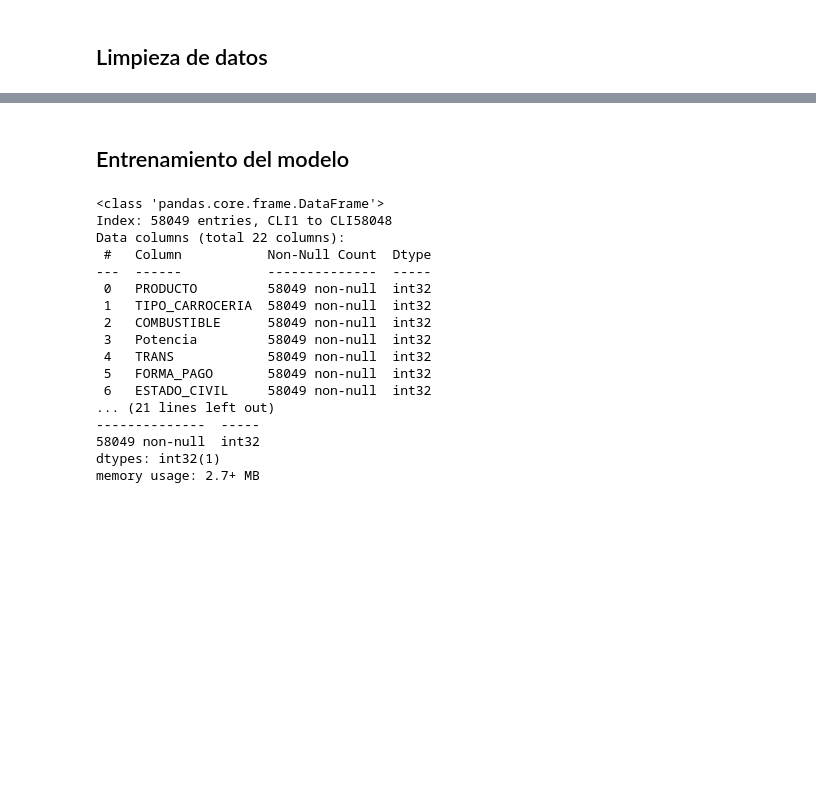
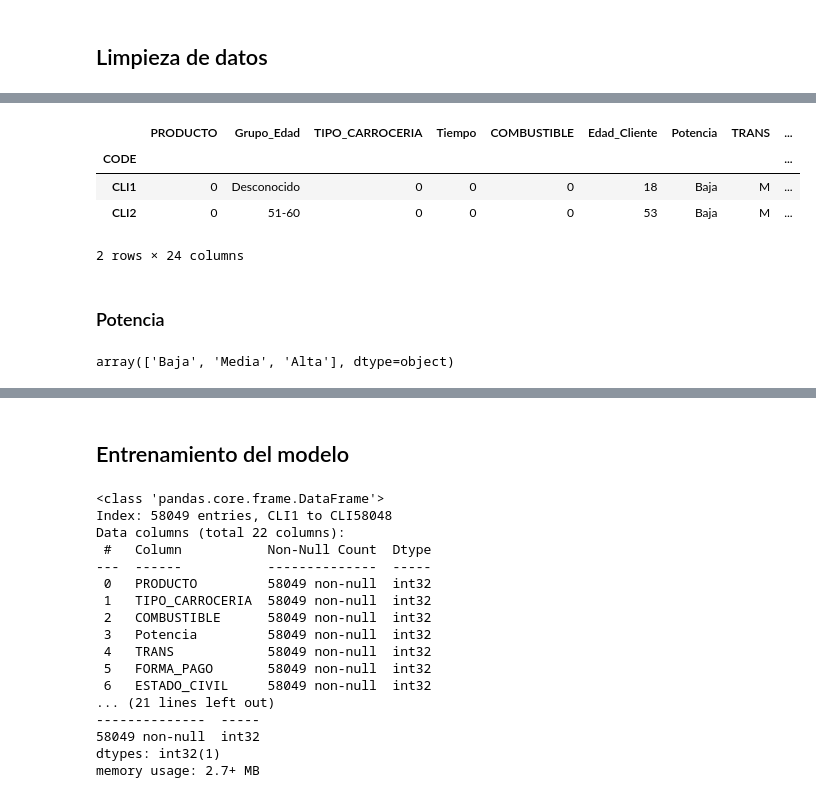
Before and after one commit to Jacobo24/Proyectos_IA, a Jupyter notebook: IA_PROPENSITY_TRAIN.ipynb, the cells around one changed output, grey strips where cells are left out. Cells and saved outputs as stored; diff of their text form; code cells hidden in the pictures; blank space fills up the shorter version.

```diff
--- a/IA_PROPENSITY_TRAIN.ipynb
+++ b/IA_PROPENSITY_TRAIN.ipynb
@@ -198,0 +321,14 @@ plt.show()
+# %%
+df.head(2)
+# %% [output]
+|  | PRODUCTO | Grupo_Edad | TIPO_CARROCERIA | Tiempo | COMBUSTIBLE | Edad_Cliente | Potencia | TRANS | ... |
+| CODE |  |  |  |  |  |  |  |  | ... |
+| CLI1 | 0 | Desconocido | 0 | 0 | 0 | 18 | Baja | M | ... |
+| CLI2 | 0 | 51-60 | 0 | 0 | 0 | 53 | Baja | M | ... |
+2 rows × 24 columns
+# %% [markdown]
+### Potencia
+# %%
+df['Potencia'].unique()
+# %% [output]
+array(['Baja', 'Media', 'Alta'], dtype=object)
```
Also changed, not shown: parts of 27 cells of this notebook.
